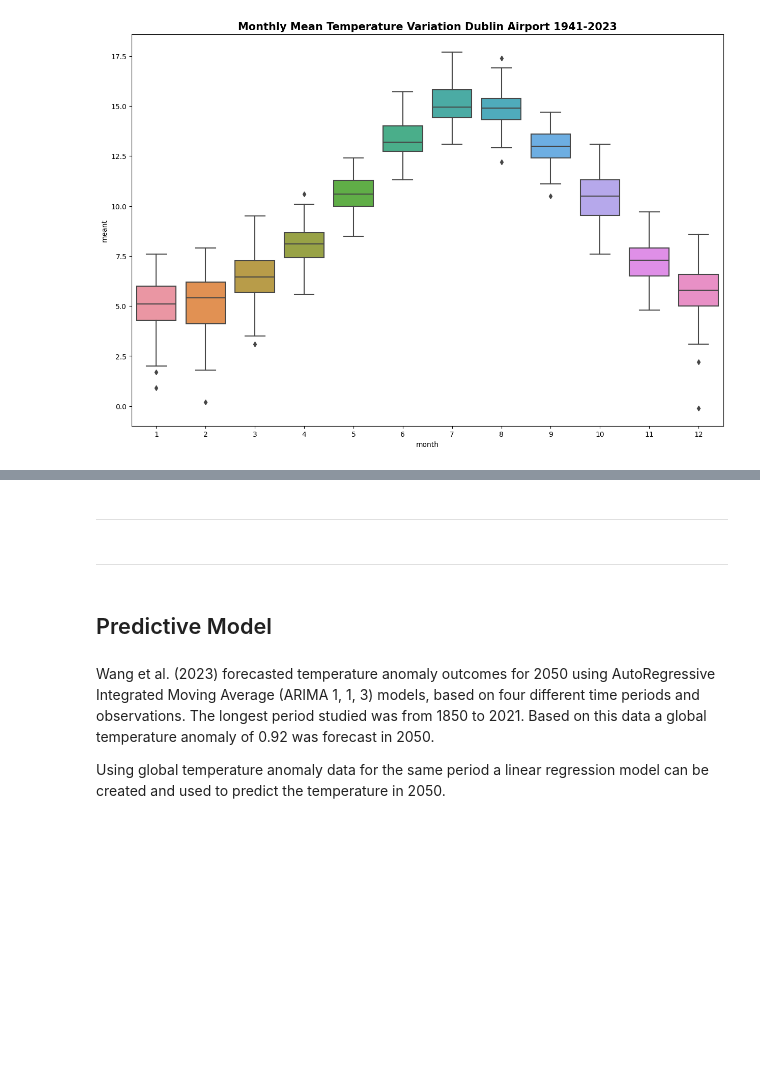
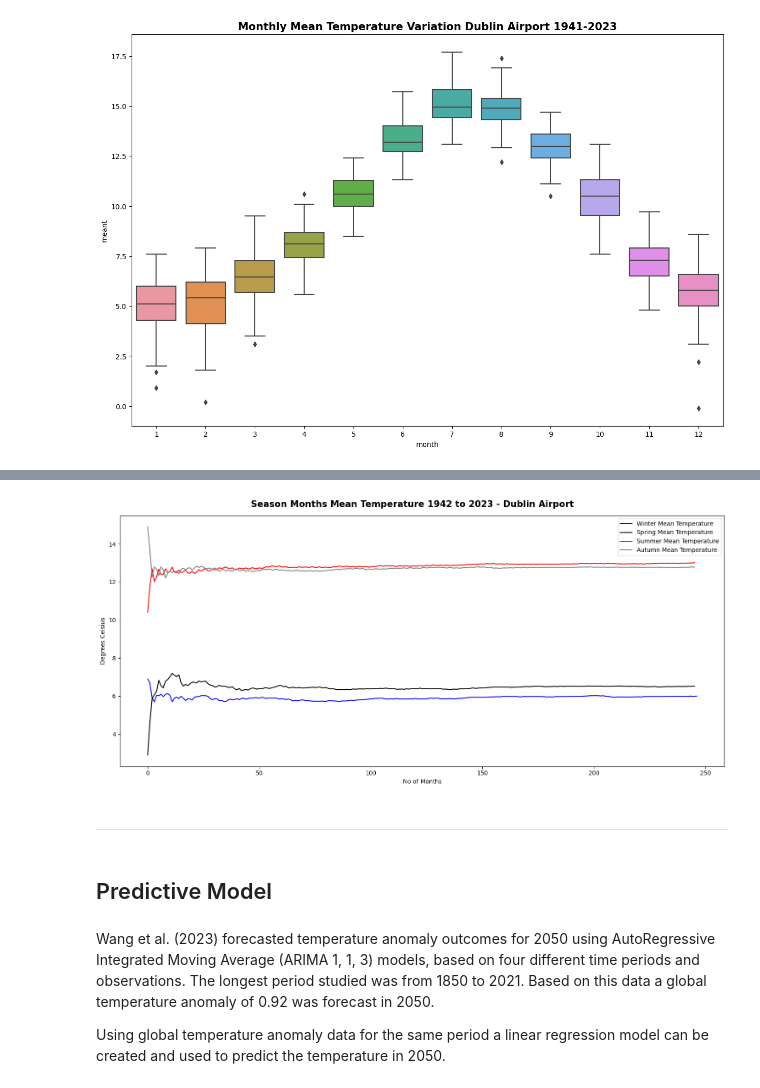
Before and after one commit to humphs078/Owner-avatar-programming_for_data_analysis_assignment_2, a Jupyter notebook: submission.ipynb, the cells around one changed output, grey strips where cells are left out. Drawn from its saved outputs; the diff is of its cells as text; code cells hidden in the pictures; blank space fills up the shorter version.

Commit message:
Update TOC. Complete Irish temperature analysis.

```diff
--- a/submission.ipynb
+++ b/submission.ipynb
@@ -1406,0 +1351,6 @@ da_monthly_weather_data
+# %%
+# Filter DateFrame by seasons - https://kanoki.org/2022/07/16/pandas-filter-dates-by-month-hour-day-or-last-n-days-weeks/ [Accessed 8 Nov. 2023].
+winter = da_monthly_weather_data[da_monthly_weather_data.index.month_name().isin(['November', 'December', 'January'])].sort_index(ascending=True)
+spring = da_monthly_weather_data[da_monthly_weather_data.index.month_name().isin(['February', 'March', 'April'])].sort_index(ascending=True)
+summer = da_monthly_weather_data[da_monthly_weather_data.index.month_name().isin(['May', 'June', 'July'])].sort_index(ascending=True)
+autumn = da_monthly_weather_data[da_monthly_weather_data.index.month_name().isin(['August', 'September', 'October'])].sort_index(ascending=True)
@@ -1406,0 +1359,10 @@ da_monthly_weather_data
+# %%
+# code adapted from https://medium.com/@srv96/smoothing-techniques-for-time-series-data-91cccfd008a2 Accessed 21 Dec. 2023
+def moving_avarage_smoothing(X,k):
+	S = np.zeros(X.shape[0])
+	for t in range(X.shape[0]):
+		if t < k:
+			S[t] = np.mean(X[:t+1])
+		else:
+			S[t] = np.sum(X[t-k:t])/k
+	return S
@@ -1407,9 +1371,21 @@ da_monthly_weather_data
+# %%
+fig, ax = plt.subplots(figsize=(15,7))
+
+ax.plot(moving_avarage_smoothing(winter['meant'], 250), label = 'Winter Mean Temperature', color = 'blue')
+ax.plot(moving_avarage_smoothing(spring['meant'], 250), label = 'Spring Mean Temperature', color = 'black')
+ax.plot(moving_avarage_smoothing(summer['meant'], 250), label = 'Summer Mean Temperature', color = 'red')
+ax.plot(moving_avarage_smoothing(autumn['meant'], 250), label = 'Autumn Mean Temperature', color = 'grey')
+ax.set_xlabel("No of Months")
+ax.set_ylabel('Degrees Celsius')
+ax.legend()
+plt.suptitle('Season Months Mean Temperature 1942 to 2023 - Dublin Airport', weight='bold', size=15)
+plt.tight_layout()
+# %% [output]
+[figure, added]
 # %% [markdown]
 ---
-# %% [markdown]
----
 # %% [markdown]
-## Predictive Model
+## Predictive Model <a id="predictive-model"></a>
 # %% [markdown]
 Wang et al. (2023) forecasted temperature anomaly outcomes for 2050 using AutoRegressive Integrated Moving Average (ARIMA 1, 1, 3) models, based on four different time periods and observations. The longest period studied was from 1850 to 2021. Based on this data a global temperature anomaly of 0.92 was forecast in 2050.
 
```
Also changed, not shown: parts of 28 cells of this notebook, 2 other files.
